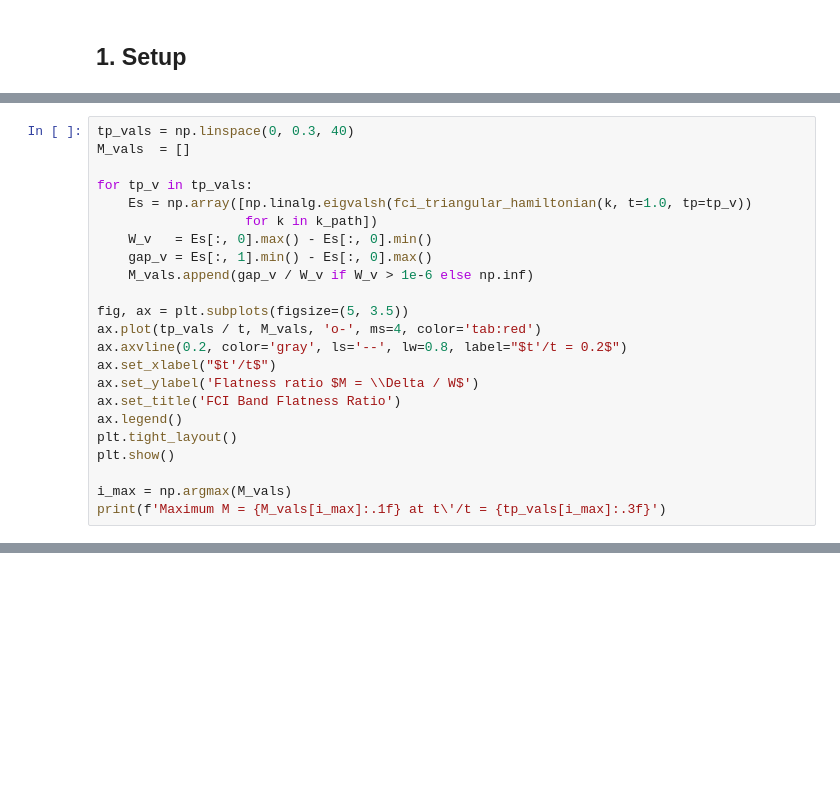
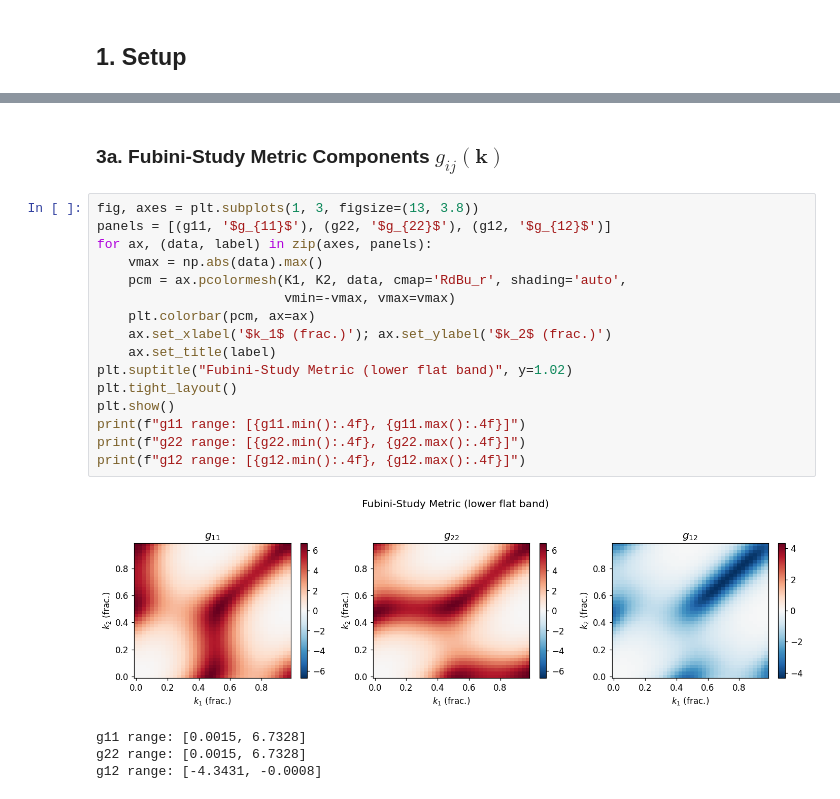
Before and after one commit to ShaShaQAQ/QGN, a Jupyter notebook: notebooks/02_FCI_triangular.ipynb, the cells around one changed output, grey strips where cells are left out. Drawn from its saved outputs; the diff is of its cells as text; blank space fills up the shorter version.

```diff
--- a/notebooks/02_FCI_triangular.ipynb
+++ b/notebooks/02_FCI_triangular.ipynb
@@ -231,23 +151,0 @@ Reproduce the qualitative behavior of Fig. 5(b): $M = \Delta / W$ as a function
-# %%
-tp_vals = np.linspace(0, 0.3, 40)
-M_vals  = []
-
-for tp_v in tp_vals:
-    Es = np.array([np.linalg.eigvalsh(fci_triangular_hamiltonian(k, t=1.0, tp=tp_v))
-                   for k in k_path])
-    W_v   = Es[:, 0].max() - Es[:, 0].min()
-    gap_v = Es[:, 1].min() - Es[:, 0].max()
-    M_vals.append(gap_v / W_v if W_v > 1e-6 else np.inf)
-
-fig, ax = plt.subplots(figsize=(5, 3.5))
-ax.plot(tp_vals / t, M_vals, 'o-', ms=4, color='tab:red')
-ax.axvline(0.2, color='gray', ls='--', lw=0.8, label="$t'/t = 0.2$")
-ax.set_xlabel("$t'/t$")
-ax.set_ylabel('Flatness ratio $M = \\Delta / W$')
-ax.set_title('FCI Band Flatness Ratio')
-ax.legend()
-plt.tight_layout()
-plt.show()
-
-i_max = np.argmax(M_vals)
-print(f'Maximum M = {M_vals[i_max]:.1f} at t\'/t = {tp_vals[i_max]:.3f}')
@@ -256,0 +211,23 @@ Maximum M = 23.9 at t'/t = 0.192
+# %% [markdown]
+### 3a. Fubini-Study Metric Components $g_{ij}(\mathbf{k})$
+# %%
+fig, axes = plt.subplots(1, 3, figsize=(13, 3.8))
+panels = [(g11, '$g_{11}$'), (g22, '$g_{22}$'), (g12, '$g_{12}$')]
+for ax, (data, label) in zip(axes, panels):
+    vmax = np.abs(data).max()
+    pcm = ax.pcolormesh(K1, K2, data, cmap='RdBu_r', shading='auto',
+                        vmin=-vmax, vmax=vmax)
+    plt.colorbar(pcm, ax=ax)
+    ax.set_xlabel('$k_1$ (frac.)'); ax.set_ylabel('$k_2$ (frac.)')
+    ax.set_title(label)
+plt.suptitle("Fubini-Study Metric (lower flat band)", y=1.02)
+plt.tight_layout()
+plt.show()
+print(f"g11 range: [{g11.min():.4f}, {g11.max():.4f}]")
+print(f"g22 range: [{g22.min():.4f}, {g22.max():.4f}]")
+print(f"g12 range: [{g12.min():.4f}, {g12.max():.4f}]")
+# %% [output]
+[figure, added]
+g11 range: [0.0015, 6.7328]
+g22 range: [0.0015, 6.7328]
+g12 range: [-4.3431, -0.0008]
```
Also changed, not shown: parts of 26 cells of this notebook, 4 other files.
